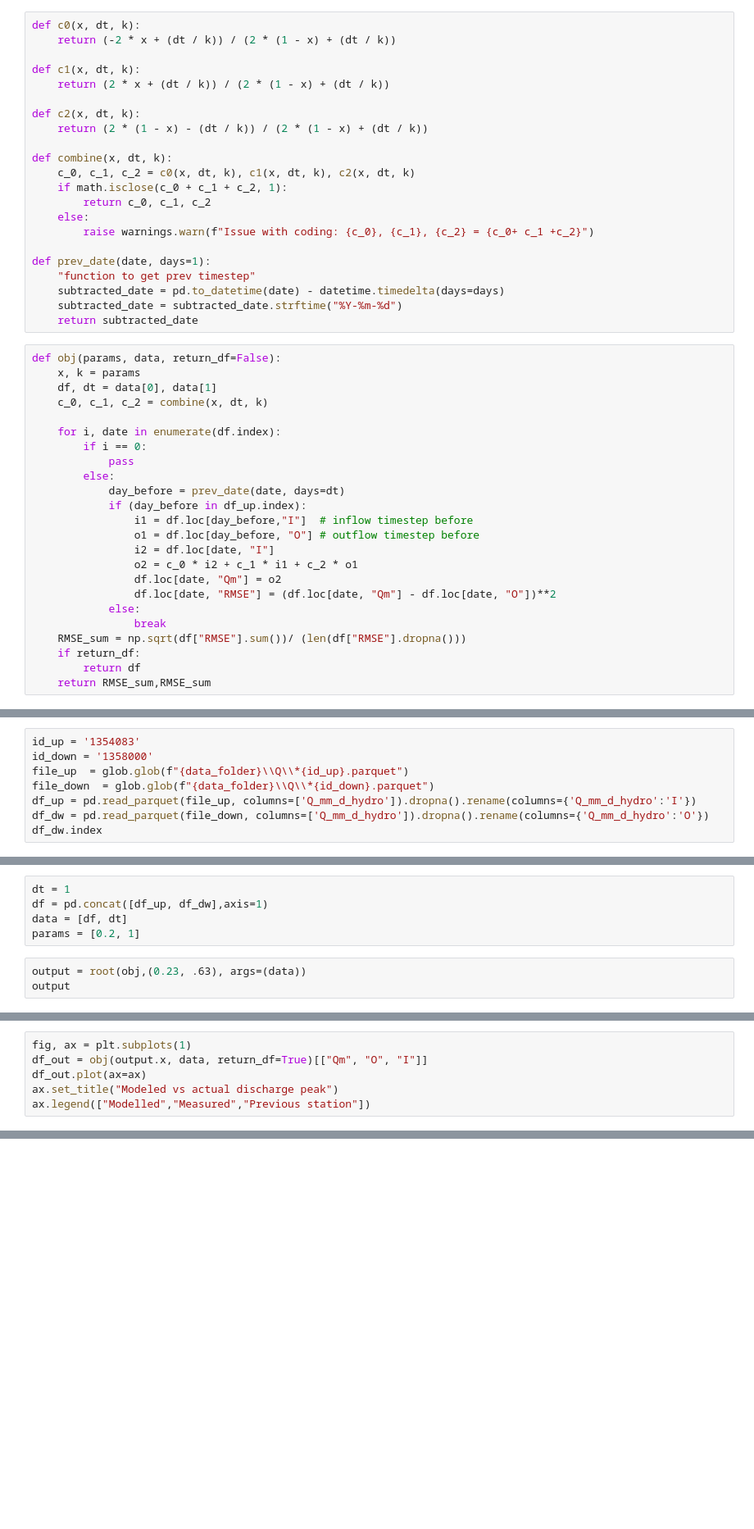
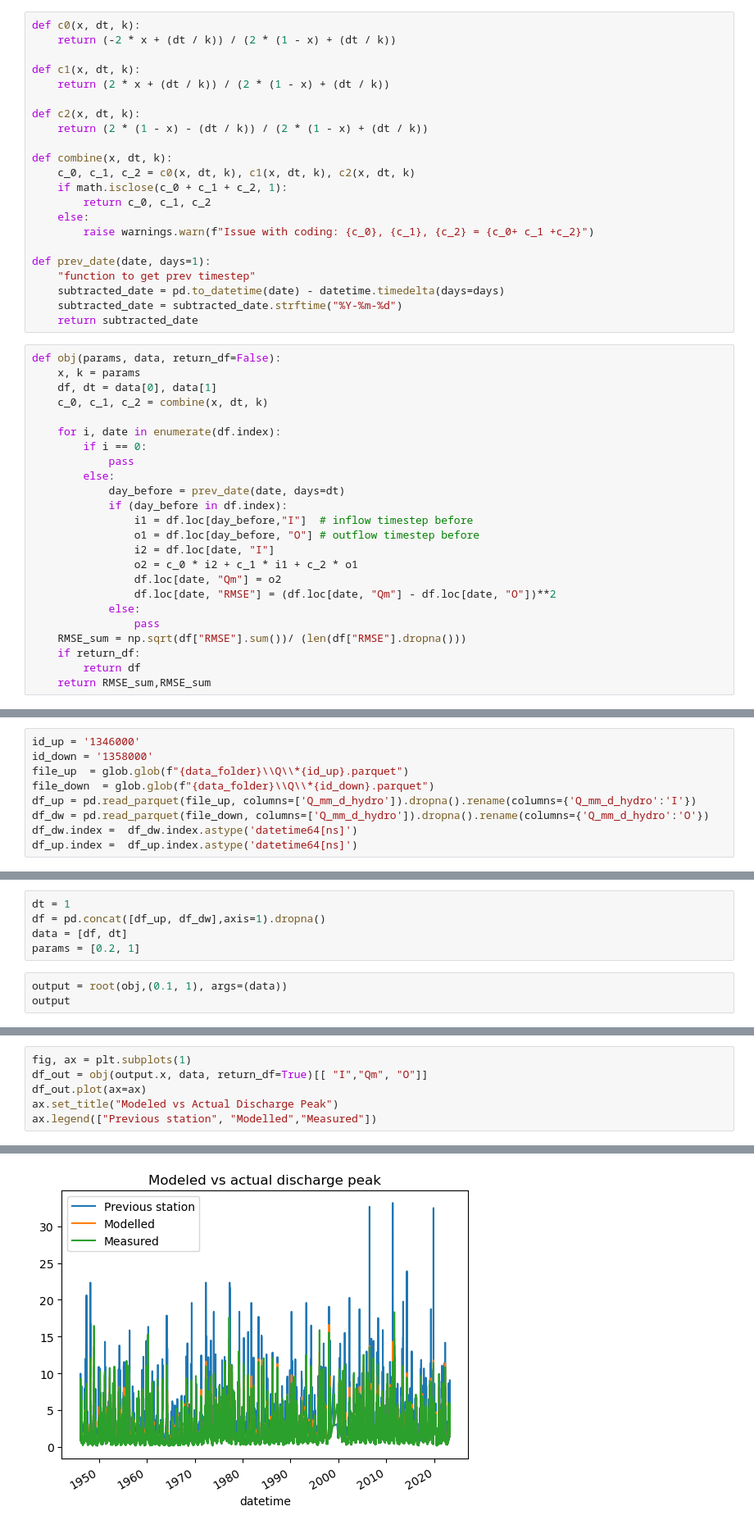
Before and after one commit to Daafip/ENVM1502-Catchment-model, a Jupyter notebook: Python files/1.5 Flood routing.ipynb, the cells around one changed output, grey strips where cells are left out. Shown at 82% size. Saved outputs shown, nothing was run; the diff lists cells and outputs as text; blank space fills up the shorter version.

```diff
--- a/Python files/1.5 Flood routing.ipynb
+++ b/Python files/1.5 Flood routing.ipynb
@@ -41,7 +41,7 @@ def obj(params, data, return_df=False):
             pass
         else:
             day_before = prev_date(date, days=dt)
-            if (day_before in df_up.index):
+            if (day_before in df.index):
                 i1 = df.loc[day_before,"I"]  # inflow timestep before
                 o1 = df.loc[day_before, "O"] # outflow timestep before
                 i2 = df.loc[date, "I"]
@@ -49,7 +49,7 @@ def obj(params, data, return_df=False):
                 df.loc[date, "Qm"] = o2
                 df.loc[date, "RMSE"] = (df.loc[date, "Qm"] - df.loc[date, "O"])**2
             else:
-                break
+                pass
     RMSE_sum = np.sqrt(df["RMSE"].sum())/ (len(df["RMSE"].dropna()))
     if return_df:
         return df
@@ -64,8 +62,9 @@ files = glob.glob(f"{data_folder}\\Q\\*.parquet")
 # %%
-id_up = '1354083'
+id_up = '1346000'
 id_down = '1358000'
 file_up  = glob.glob(f"{data_folder}\\Q\\*{id_up}.parquet")
 file_down  = glob.glob(f"{data_folder}\\Q\\*{id_down}.parquet")
 df_up = pd.read_parquet(file_up, columns=['Q_mm_d_hydro']).dropna().rename(columns={'Q_mm_d_hydro':'I'})
 df_dw = pd.read_parquet(file_down, columns=['Q_mm_d_hydro']).dropna().rename(columns={'Q_mm_d_hydro':'O'})
-df_dw.index
+df_dw.index =  df_dw.index.astype('datetime64[ns]')
+df_up.index =  df_up.index.astype('datetime64[ns]')
@@ -79,9 +71,9 @@ Index(['1946-02-21', '1946-02-22', '1946-02-23', '1946-02-24', '1946-02-25',
 # %%
 dt = 1
-df = pd.concat([df_up, df_dw],axis=1)
+df = pd.concat([df_up, df_dw],axis=1).dropna()
 data = [df, dt]
 params = [0.2, 1]
 # %%
-output = root(obj,(0.23, .63), args=(data))
+output = root(obj,(0.1, 1), args=(data))
 output
 # %% [output]
@@ -98,6 +91,7 @@ output
 # %%
 fig, ax = plt.subplots(1)
-df_out = obj(output.x, data, return_df=True)[["Qm", "O", "I"]]
+df_out = obj(output.x, data, return_df=True)[[ "I","Qm", "O"]]
 df_out.plot(ax=ax)
-ax.set_title("Modeled vs actual discharge peak")
-ax.legend(["Modelled","Measured","Previous station"])
+ax.set_title("Modeled vs Actual Discharge Peak")
+ax.legend(["Previous station", "Modelled","Measured"])
+# %% [output]
@@ -103,0 +99 @@ ax.legend(["Modelled","Measured","Previous station"])
+[figure, added]
```
Also changed, not shown: parts of 7 cells of this notebook, 3 other files.
